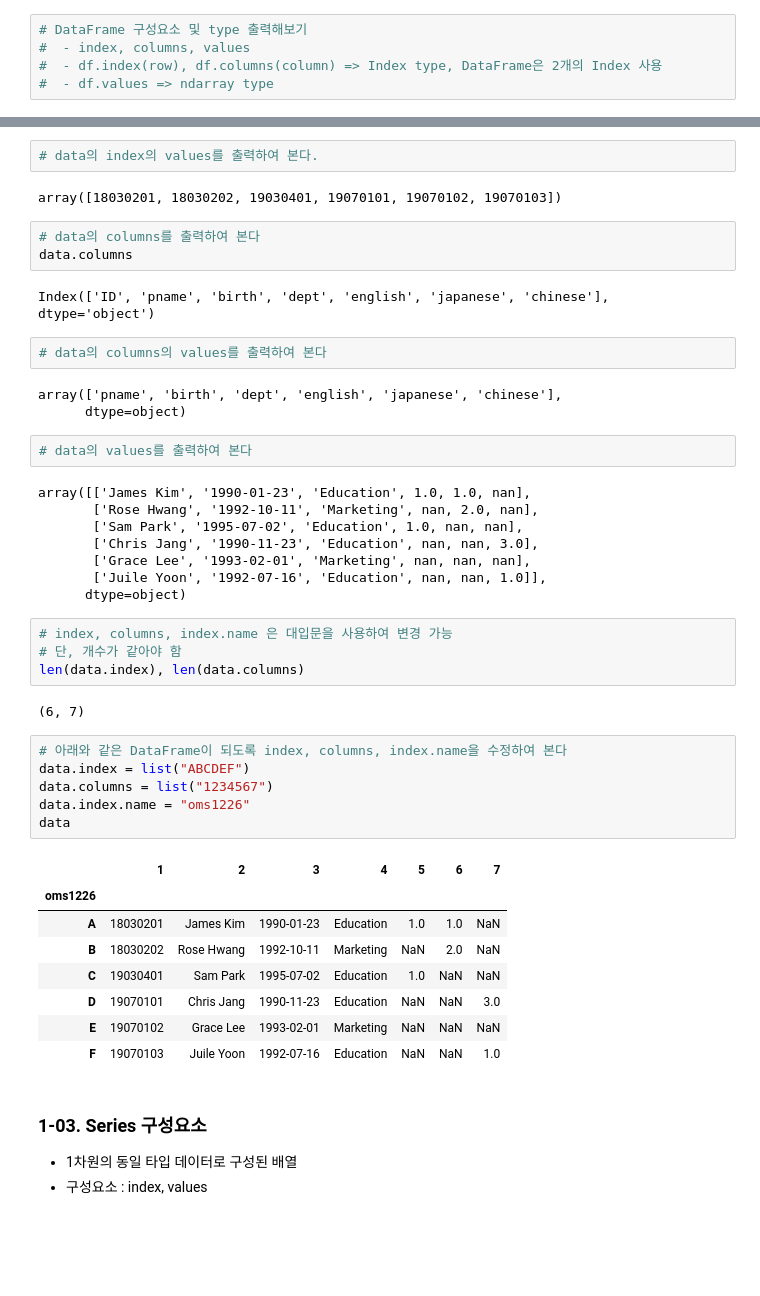
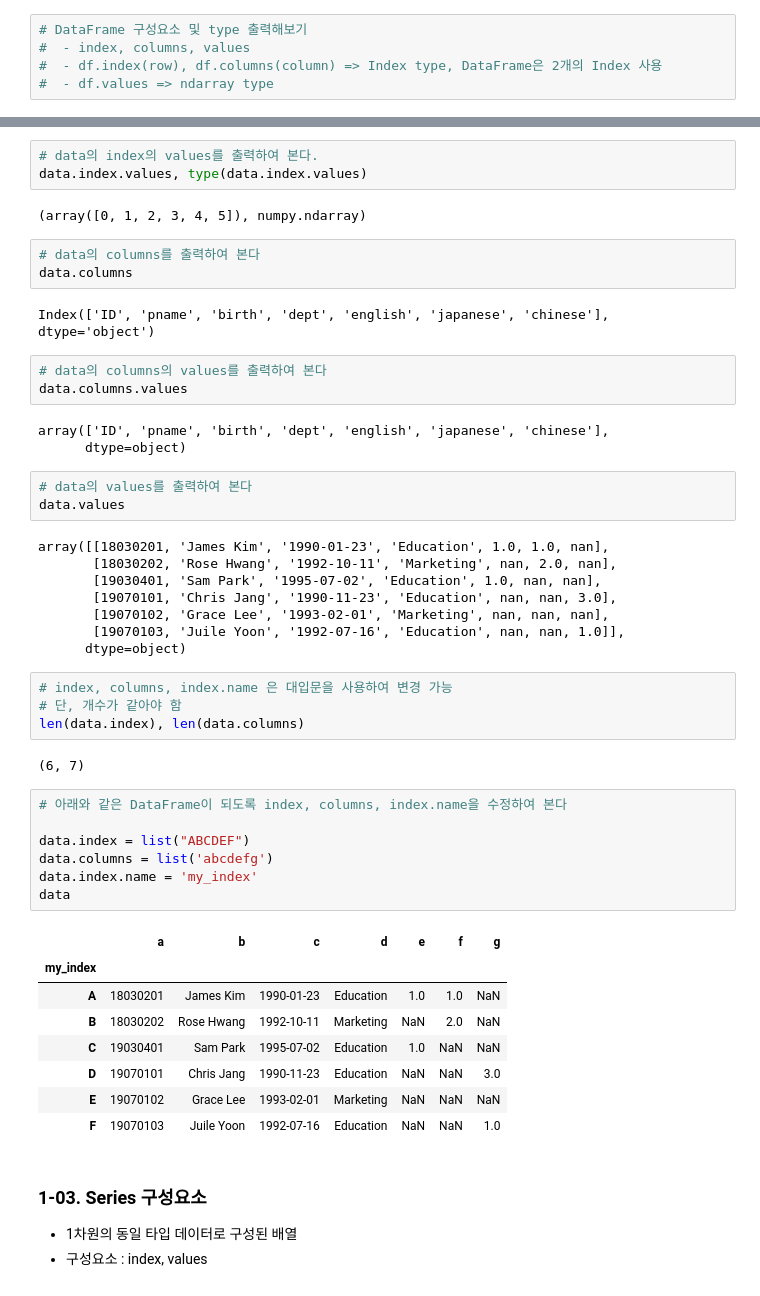
Before and after one commit to oms1226/20201130_python_farmingindustry, a Jupyter notebook: 2week/Python_for_AI_Pandas_PART1_LAB1208.ipynb, the cells around one changed output, grey strips where cells are left out. Cells and saved outputs as stored; diff of their text form; blank space fills up the shorter version.

```diff
--- a/2week/Python_for_AI_Pandas_PART1_LAB1208.ipynb
+++ b/2week/Python_for_AI_Pandas_PART1_LAB1208.ipynb
@@ -120,7 +151,8 @@ Int64Index([18030201, 18030202, 19030401, 19070101, 19070102, 19070103], dtype='
 # %%
 # data의 index의 values를 출력하여 본다.
+data.index.values, type(data.index.values)
 # %% [output]
-array([18030201, 18030202, 19030401, 19070101, 19070102, 19070103])
+(array([0, 1, 2, 3, 4, 5]), numpy.ndarray)
 # %%
 # data의 columns를 출력하여 본다
 data.columns
@@ -128,18 +160,20 @@ data.columns
 Index(['ID', 'pname', 'birth', 'dept', 'english', 'japanese', 'chinese'], dtype='object')
 # %%
 # data의 columns의 values를 출력하여 본다
+data.columns.values
 # %% [output]
-array(['pname', 'birth', 'dept', 'english', 'japanese', 'chinese'],
+array(['ID', 'pname', 'birth', 'dept', 'english', 'japanese', 'chinese'],
       dtype=object)
 # %%
 # data의 values를 출력하여 본다
+data.values
 # %% [output]
-array([['James Kim', '1990-01-23', 'Education', 1.0, 1.0, nan],
-       ['Rose Hwang', '1992-10-11', 'Marketing', nan, 2.0, nan],
-       ['Sam Park', '1995-07-02', 'Education', 1.0, nan, nan],
-       ['Chris Jang', '1990-11-23', 'Education', nan, nan, 3.0],
-       ['Grace Lee', '1993-02-01', 'Marketing', nan, nan, nan],
-       ['Juile Yoon', '1992-07-16', 'Education', nan, nan, 1.0]],
+array([[18030201, 'James Kim', '1990-01-23', 'Education', 1.0, 1.0, nan],
+       [18030202, 'Rose Hwang', '1992-10-11', 'Marketing', nan, 2.0, nan],
+       [19030401, 'Sam Park', '1995-07-02', 'Education', 1.0, nan, nan],
+       [19070101, 'Chris Jang', '1990-11-23', 'Education', nan, nan, 3.0],
+       [19070102, 'Grace Lee', '1993-02-01', 'Marketing', nan, nan, nan],
+       [19070103, 'Juile Yoon', '1992-07-16', 'Education', nan, nan, 1.0]],
       dtype=object)
 # %%
 # index, columns, index.name 은 대입문을 사용하여 변경 가능
@@ -149,13 +183,14 @@ len(data.index), len(data.columns)
 (6, 7)
 # %%
 # 아래와 같은 DataFrame이 되도록 index, columns, index.name을 수정하여 본다
+
 data.index = list("ABCDEF")
-data.columns = list("1234567")
-data.index.name = "oms1226"
+data.columns = list('abcdefg')
+data.index.name = 'my_index'
 data
 # %% [output]
-|  | 1 | 2 | 3 | 4 | 5 | 6 | 7 |
-| oms1226 |  |  |  |  |  |  |  |
+|  | a | b | c | d | e | f | g |
+| my_index |  |  |  |  |  |  |  |
 | A | 18030201 | James Kim | 1990-01-23 | Education | 1.0 | 1.0 | NaN |
 | B | 18030202 | Rose Hwang | 1992-10-11 | Marketing | NaN | 2.0 | NaN |
 | C | 19030401 | Sam Park | 1995-07-02 | Education | 1.0 | NaN | NaN |
```
Also changed, not shown: parts of 86 cells of this notebook, 5 other files.
